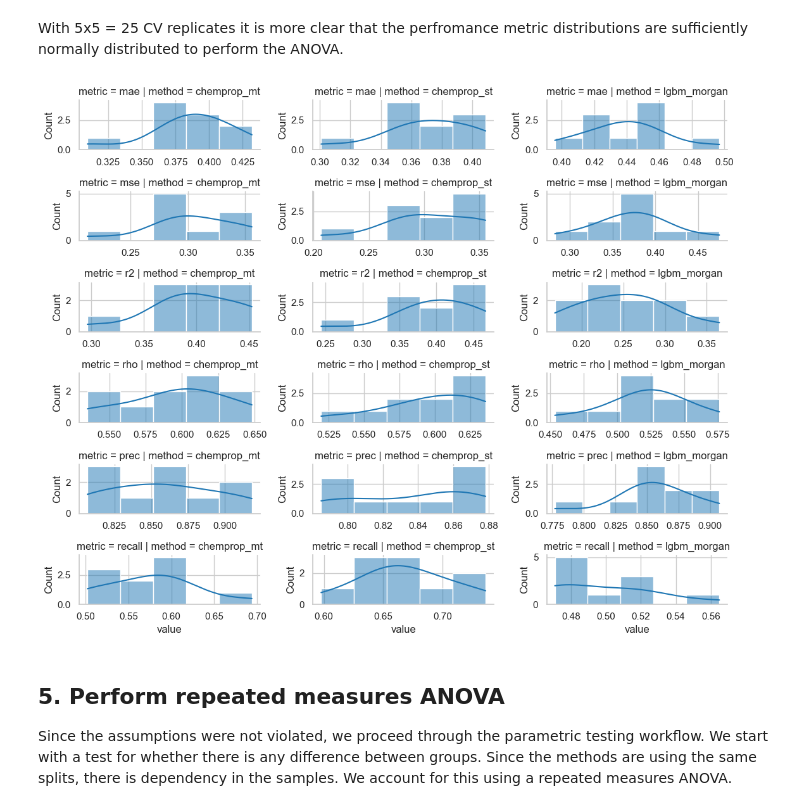
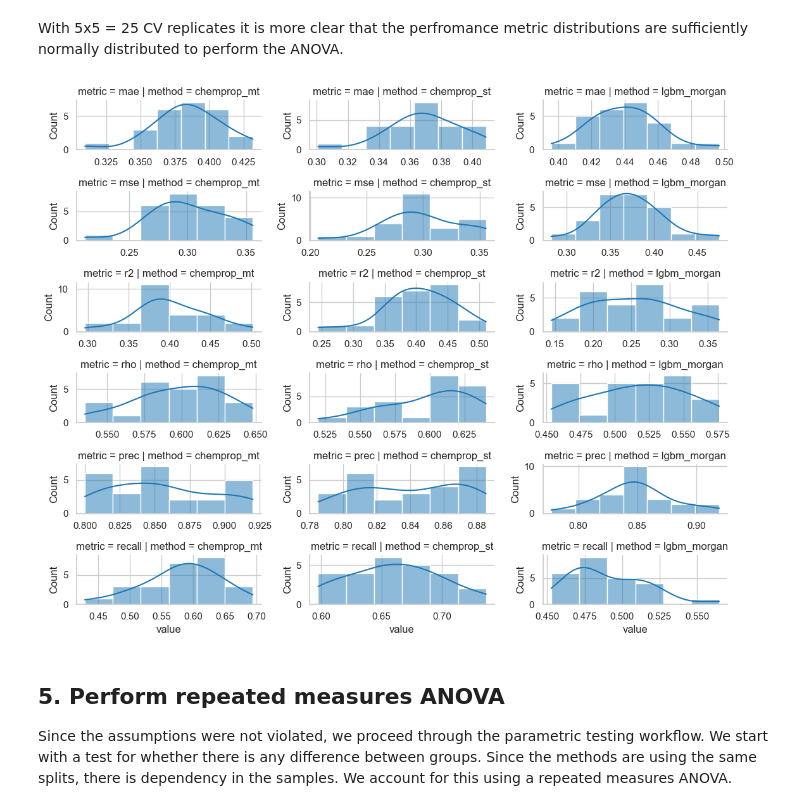
Before and after one commit to polaris-hub/polaris-method-comparison, a Jupyter notebook: ADME_example/regression_refactor.ipynb, the cells around one changed output. Saved outputs shown, nothing was run; the diff lists cells and outputs as text; code cells hidden in the pictures.

```diff
--- a/ADME_example/regression_refactor.ipynb
+++ b/ADME_example/regression_refactor.ipynb
@@ -19,7 +19,7 @@ This is primary statistical testing workflow we are recommending.  This should w
   ### 1. Read in data
 # %%
 df_input = pd.read_csv("Sol_results.csv")
-df_input = df_input[df_input['dset'] != 'train']
+df_input = df_input[df_input['dset'] == 'test']
 
 methods = list(df_input.columns[-3:])
 df_melted = pd.melt(df_input, id_vars=['fold', 'group', 'SMILES', 'Sol'],
@@ -171,9 +149,9 @@ df_input_all
 # %% [markdown]
 With 5x5 = 25 CV replicates it is more clear that the perfromance metric distributions are sufficiently normally distributed to perform the ANOVA.
 # %%
-make_normality_diagnostic(df_input_all.query("cv_cycle <= 9"), metric_ls, "Sol", "Sol_pred", classification_threshold=-4)
+make_normality_diagnostic(df_input_all.query("cv_cycle <= 25"), metric_ls, "Sol", "Sol_pred", classification_threshold=-4)
 # %% [output]
-[figure, old version]
+[figure, new version]
 # %% [markdown]
 ## 5. Perform repeated measures ANOVA
 
```
Also changed, not shown: parts of 7 cells of this notebook, 1 other file.
